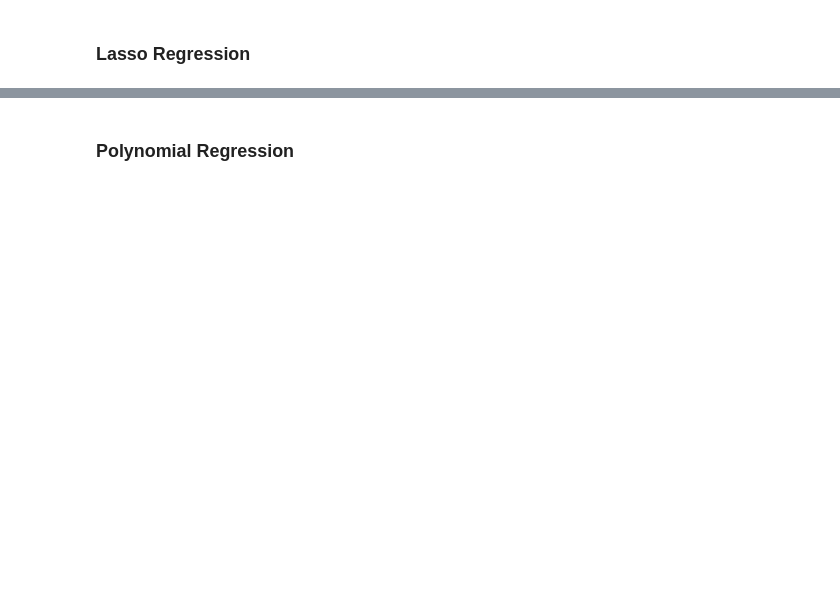
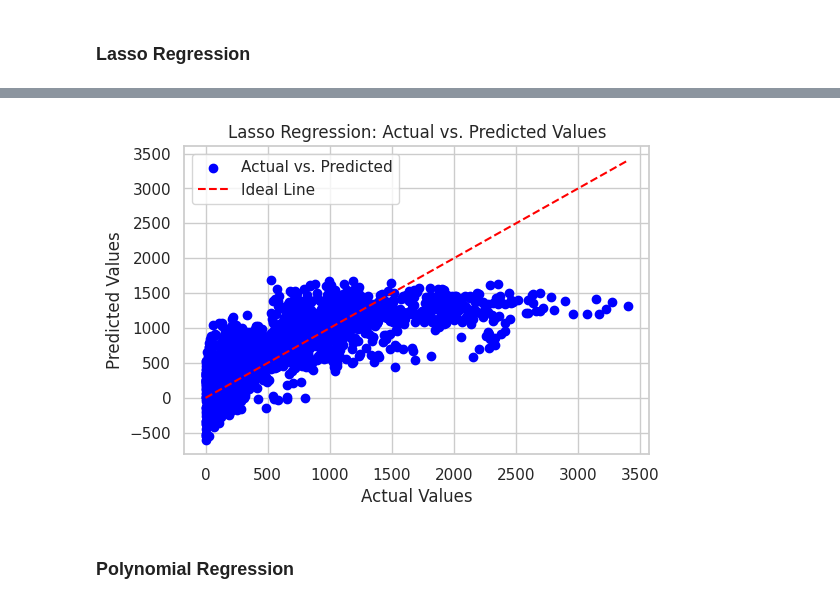
Before and after one commit to Jayesh-Ah/ME228-DS-ML, a Jupyter notebook: me228_project_kaggle.ipynb, the cells around one changed output, grey strips where cells are left out. Cells and saved outputs as stored; diff of their text form; code cells hidden in the pictures; blank space fills up the shorter version.

```diff
--- a/me228_project_kaggle.ipynb
+++ b/me228_project_kaggle.ipynb
@@ -494,3 +491,15 @@ all_metrics.append(metrics)
+# %%
+# Plot actual vs. predicted values
+plt.figure(figsize=(6, 4))
+plt.scatter(Y_test, Y_pred_lasso, color='blue', label='Actual vs. Predicted')
+plt.plot([min(Y_test), max(Y_test)], [min(Y_test), max(Y_test)], color='red', linestyle='--', label='Ideal Line')
+plt.xlabel('Actual Values')
+plt.ylabel('Predicted Values')
+plt.title('Lasso Regression: Actual vs. Predicted Values')
+plt.legend()
+plt.show()
+# %% [output]
+[figure, added]
 # %% [markdown]
 ### Polynomial Regression
 # %%
```
Also changed, not shown: parts of 21 cells of this notebook.
